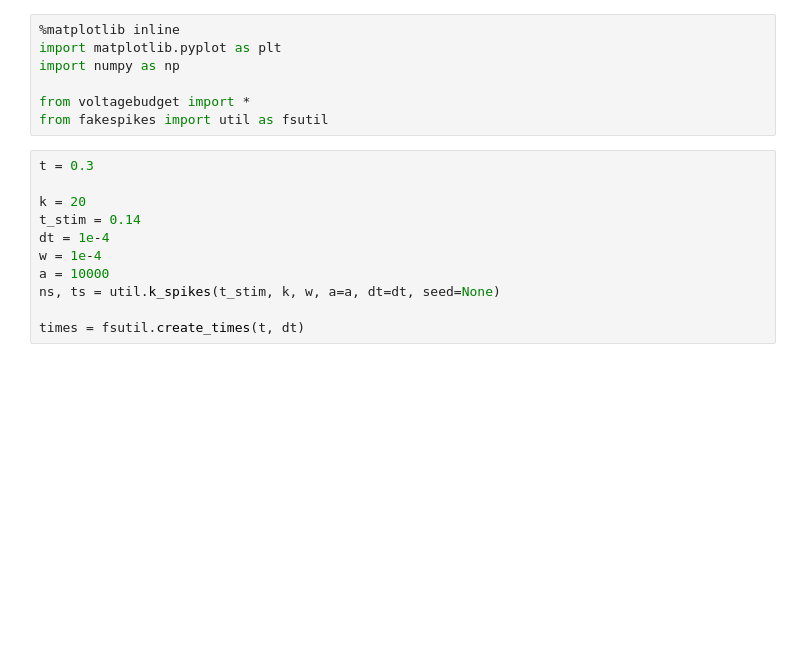
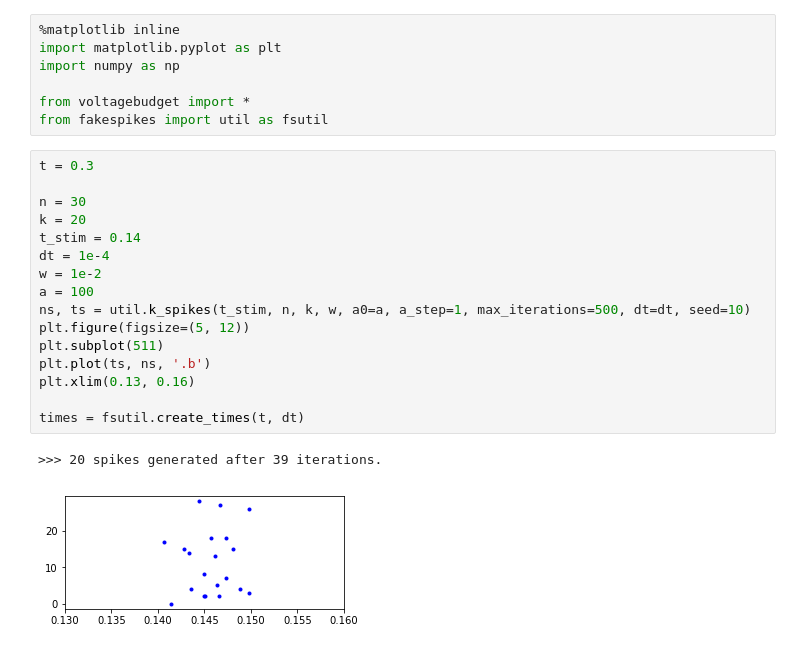
Before and after one commit to parenthetical-e/voltagebudget, a Jupyter notebook: ipynb/nrn_adex_testing.ipynb, the cells around one changed output. Saved outputs shown, nothing was run; the diff lists cells and outputs as text; blank space fills up the shorter version.

```diff
--- a/ipynb/nrn_adex_testing.ipynb
+++ b/ipynb/nrn_adex_testing.ipynb
@@ -8,14 +8,22 @@ from fakespikes import util as fsutil
 # %%
 t = 0.3
 
+n = 30
 k = 20
 t_stim = 0.14
 dt = 1e-4
-w = 1e-4
-a = 10000
-ns, ts = util.k_spikes(t_stim, k, w, a=a, dt=dt, seed=None)
+w = 1e-2
+a = 100
+ns, ts = util.k_spikes(t_stim, n, k, w, a0=a, a_step=1, max_iterations=500, dt=dt, seed=10)
+plt.figure(figsize=(5, 12))
+plt.subplot(511)
+plt.plot(ts, ns, '.b')
+plt.xlim(0.13, 0.16)
 
 times = fsutil.create_times(t, dt)
+# %% [output]
+>>> 20 spikes generated after 39 iterations.
+[figure, added]
 # %%
 N = 100
 w_in = 0.3e-9
```
Also changed, not shown: parts of 4 cells of this notebook, 7 other files.
